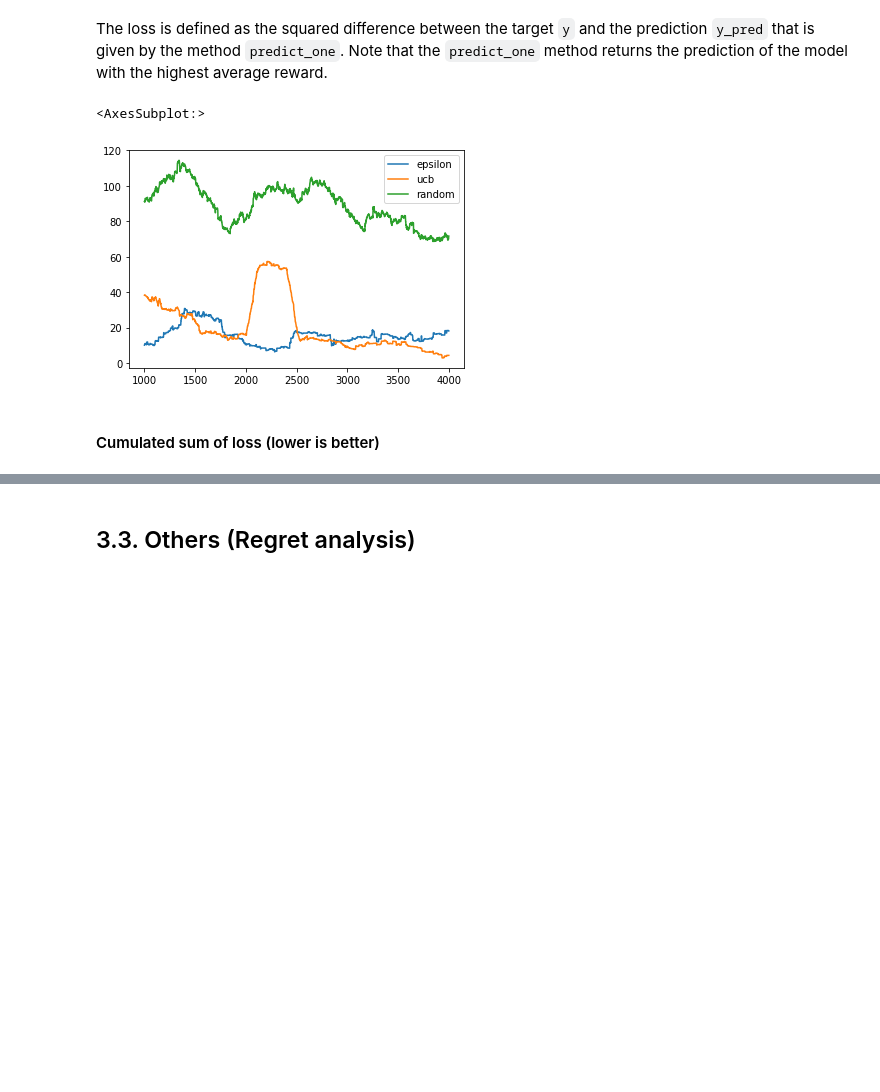
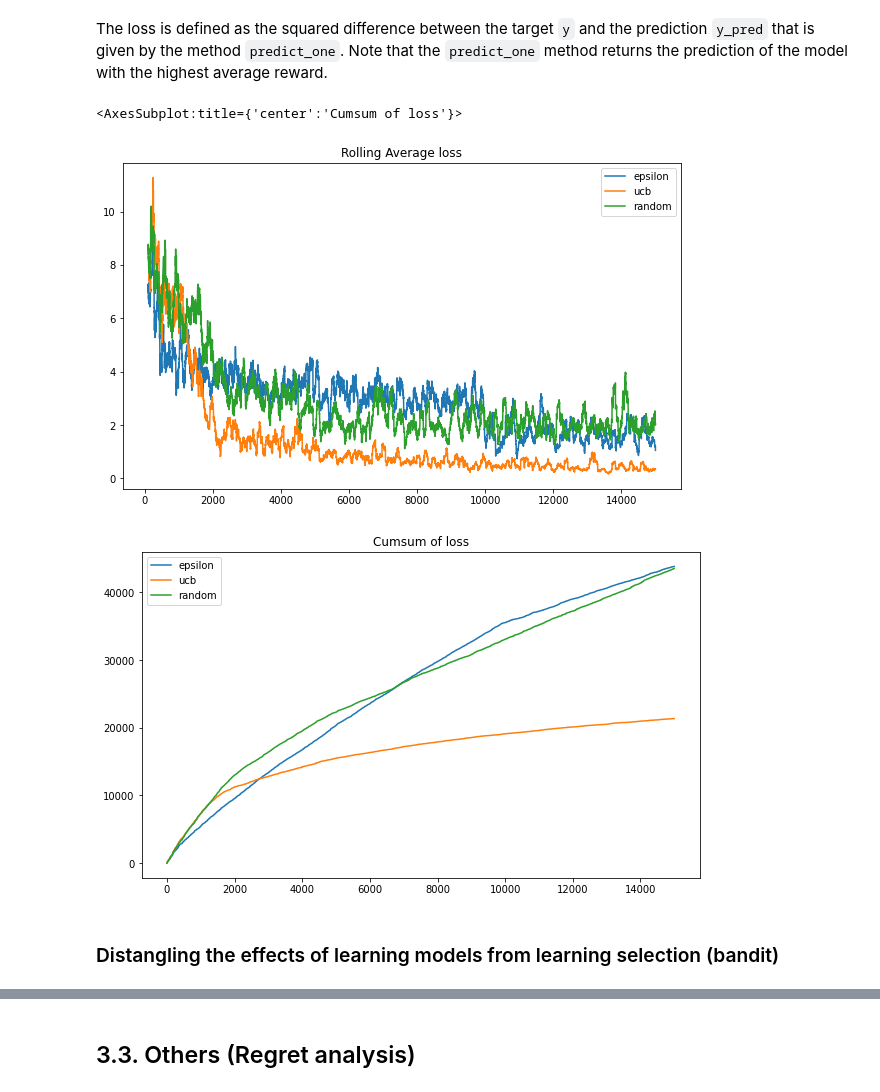
Before and after one commit to etiennekintzler/workbench, a Jupyter notebook: Clean_Bandits.ipynb, the cells around one changed output, grey strips where cells are left out. Cells and saved outputs as stored; diff of their text form; code cells hidden in the pictures; blank space fills up the shorter version.

```diff
--- a/Clean_Bandits.ipynb
+++ b/Clean_Bandits.ipynb
@@ -91,22 +96,24 @@ def make_stream(dataset=None, take=None):
 # %% [markdown]
 ### Functions for pipeline/models generation
 # %%
-l2_val = [1e-4, 1e-3, 1e-2, 1e-1, 1e-0, 2]
-optimz = [optim.SGD]
+l2_val = [1e-4, 1e-3, 1e-2, 1e-1, 1, 2]
+lr_val = [0.1, 0.01]
+optimz = [optim.Adam]
+scalerz = [preprocessing.StandardScaler, preprocessing.MaxAbsScaler, preprocessing.MinMaxScaler, preprocessing.RobustScaler]
 
 def make_models(lr=0.35):
     grid = itertools.product(
+        lr_val,
         l2_val,
-        [preprocessing.StandardScaler, preprocessing.MaxAbsScaler, preprocessing.MinMaxScaler, preprocessing.RobustScaler],
+        scalerz,
         optimz
     )
+    return [make_pipeline(lr=lr, l2=l2, scaler=scaler, optimizer=optimizer)
+            for (lr, l2, scaler, optimizer) in grid]
 
-    return [generate_pipeline(l2=l2, lr=lr, scaler=scaler, optimizer=optimizer)
-            for (l2, scaler, optimizer) in grid]
-
-def make_pipeline(lr=0.2, l2=0, scaler=None, optimizer=None):
+def make_pipeline(lr=0.1, l2=0, scaler=None, optimizer=None):
     if scaler is None:
-        scaler =  preprocessing.MinMaxScaler()
+        scaler =  preprocessing.StandardScaler()
     if optimizer is None:
         optimizer = optim.SGD
 
@@ -114,6 +121,5 @@ def make_pipeline(lr=0.2, l2=0, scaler=None, optimizer=None):
         scaler,
         linear_model.LinearRegression(optimizer=optimizer(), l2=l2)
     )
-
     return pipeline
 # %% [markdown]
@@ -126,0 +135,4 @@ We simulate a dataset with :
+# %%
+N = 15000
+p = 25
+dataset = make_dataset(p=p, N=N, intercept=2, drift=False, noise_scale=.25, shock=False, seed=123)
@@ -233,13 +229,16 @@ plt.show()
+# %%
+metric_values_dict = {key:value.metric_values for key,value in bandits.items()}
+if len(bandit_oracle.metric_values):
+    metric_values_dict.update({"oracle": bandit_oracle.metric_values})
+metric_values_df = pd.DataFrame(metric_values_dict)
 # %% [markdown]
 The loss is defined as the squared difference between the target `y` and the prediction `y_pred` that is given by the method `predict_one`. Note that the `predict_one` method returns the prediction of the model with the highest average reward.
-# %%
-(pd.DataFrame({key:value[:] for key,value in bandits_loss.items() if len(value) > 0})
- .rolling(400)
- .mean()
- .iloc[1000:]
- .plot())
-# %% [output]
-<AxesSubplot:>
-[figure, removed]
-# %% [markdown]
-#### Cumulated sum of loss (lower is better)
+# %%
+metric_values_df.rolling(100).mean().plot(title="Rolling Average loss", figsize=FIGSIZE)
+metric_values_df.cumsum().plot(title="Cumsum of loss", figsize=FIGSIZE)
+# %% [output]
+<AxesSubplot:title={'center':'Cumsum of loss'}>
+[figure, added]
+[figure, added]
+# %% [markdown]
+### Distangling the effects of learning models from learning selection (bandit)
```
Also changed, not shown: parts of 35 cells of this notebook.
